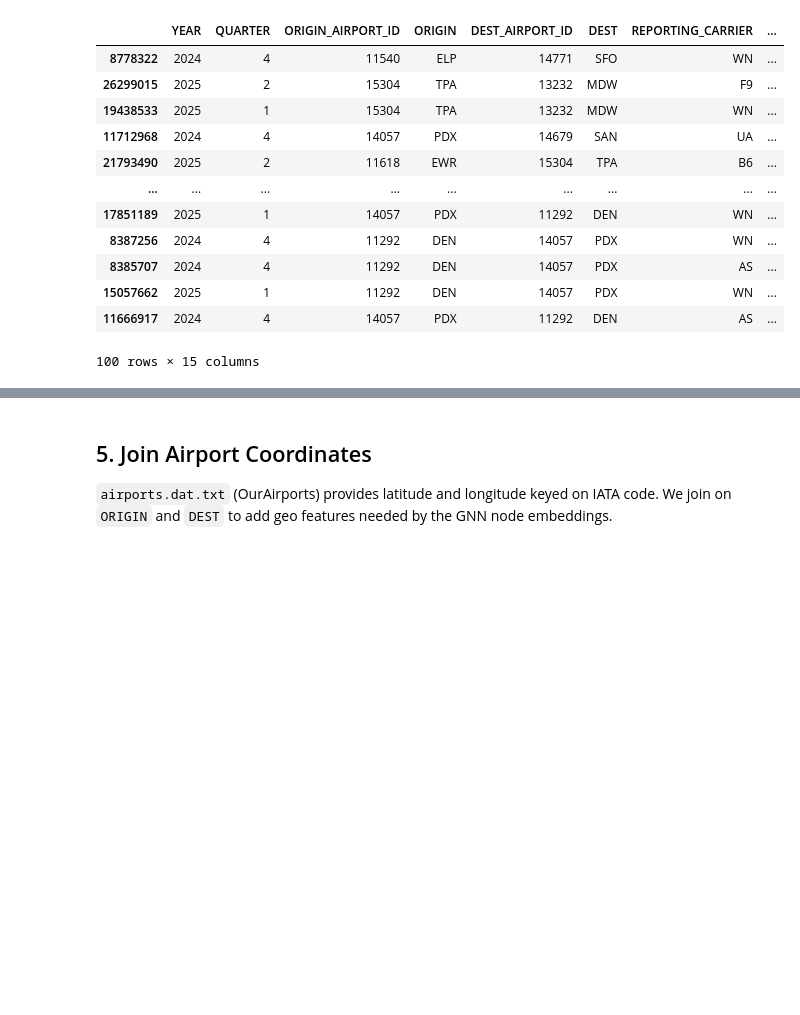
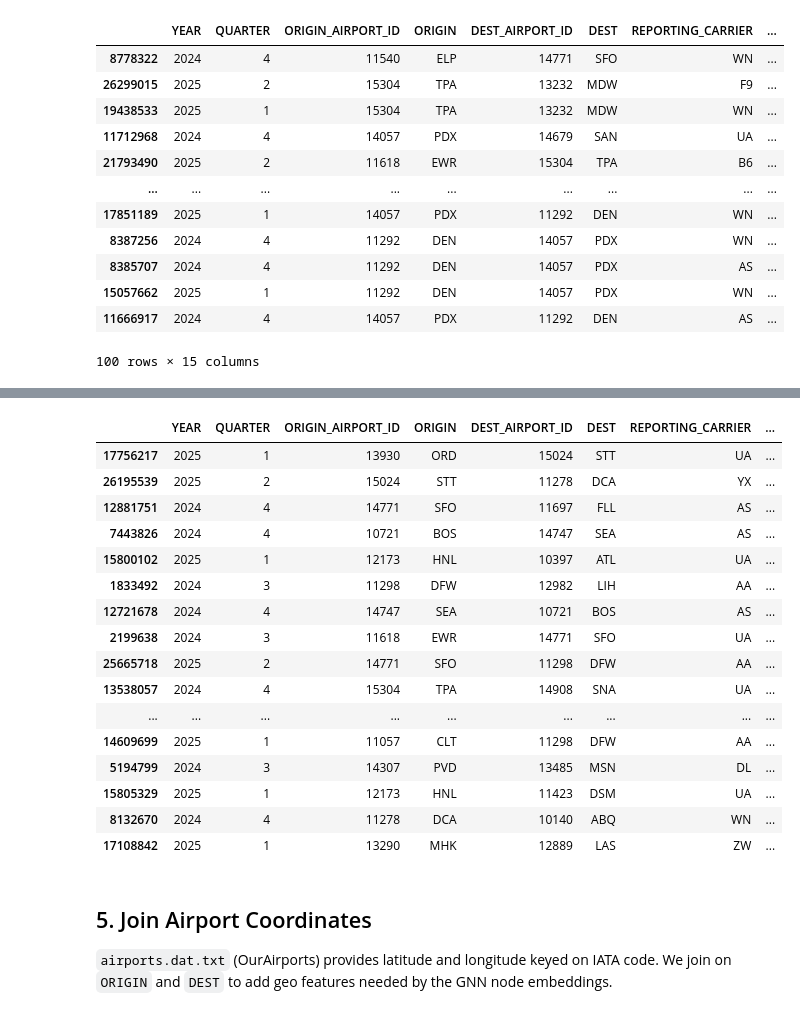
Before and after one commit to normangw/6600-neural-networks, a Jupyter notebook: technical-details/data-cleaning/dataclean.ipynb, the cells around one changed output, grey strips where cells are left out. Cells and saved outputs as stored; diff of their text form; code cells hidden in the pictures; blank space fills up the shorter version.

```diff
--- a/technical-details/data-cleaning/dataclean.ipynb
+++ b/technical-details/data-cleaning/dataclean.ipynb
@@ -275,0 +297,23 @@ df_clean[df_clean['MARKET_FARE'] <100].sort_values('MARKET_DISTANCE', ascending=
+# %%
+df_clean = (
+    combined
+    .dropna()
+    .query("MARKET_FARE > 19")
+    .query("MARKET_FARE / MARKET_DISTANCE >= 0.10")
+    .query("not (MARKET_DISTANCE > 1000 and MARKET_FARE < 100)")
+    .reset_index(drop=True)
+)
+
+# IQR outlier removal on MARKET_FARE
+Q1 = df_clean['MARKET_FARE'].quantile(0.25)
+Q3 = df_clean['MARKET_FARE'].quantile(0.75)
+IQR = Q3 - Q1
+df_clean = df_clean[
+    (df_clean['MARKET_FARE'] >= Q1 - 1.5 * IQR) &
+    (df_clean['MARKET_FARE'] <= Q3 + 1.5 * IQR)
+]
+
+print(f"Before cleaning: {combined.shape[0]:,} rows")
+print(f"After cleaning:  {df_clean.shape[0]:,} rows")
+print(f"Removed:         {combined.shape[0] - df_clean.shape[0]:,} rows ({(combined.shape[0] - df_clean.shape[0]) / combined.shape[0]:.1%})")
+df_clean.describe()
@@ -276,3 +333,24 @@ df_clean[df_clean['MARKET_FARE'] <100].sort_values('MARKET_DISTANCE', ascending=
+# %%
+# the fares make more sense now
+df_clean.sort_values('MARKET_FARE', ascending=False).head(20)
+# %% [output]
+|  | YEAR | QUARTER | ORIGIN_AIRPORT_ID | ORIGIN | DEST_AIRPORT_ID | DEST | REPORTING_CARRIER | ... |
+| 17756217 | 2025 | 1 | 13930 | ORD | 15024 | STT | UA | ... |
+| 26195539 | 2025 | 2 | 15024 | STT | 11278 | DCA | YX | ... |
+| 12881751 | 2024 | 4 | 14771 | SFO | 11697 | FLL | AS | ... |
+| 7443826 | 2024 | 4 | 10721 | BOS | 14747 | SEA | AS | ... |
+| 15800102 | 2025 | 1 | 12173 | HNL | 10397 | ATL | UA | ... |
+| 1833492 | 2024 | 3 | 11298 | DFW | 12982 | LIH | AA | ... |
+| 12721678 | 2024 | 4 | 14747 | SEA | 10721 | BOS | AS | ... |
+| 2199638 | 2024 | 3 | 11618 | EWR | 14771 | SFO | UA | ... |
+| 25665718 | 2025 | 2 | 14771 | SFO | 11298 | DFW | AA | ... |
+| 13538057 | 2024 | 4 | 15304 | TPA | 14908 | SNA | UA | ... |
+| ... | ... | ... | ... | ... | ... | ... | ... | ... |
+| 14609699 | 2025 | 1 | 11057 | CLT | 11298 | DFW | AA | ... |
+| 5194799 | 2024 | 3 | 14307 | PVD | 13485 | MSN | DL | ... |
+| 15805329 | 2025 | 1 | 12173 | HNL | 11423 | DSM | UA | ... |
+| 8132670 | 2024 | 4 | 11278 | DCA | 10140 | ABQ | WN | ... |
+| 17108842 | 2025 | 1 | 13290 | MHK | 12889 | LAS | ZW | ... |
 # %% [markdown]
 ## 5. Join Airport Coordinates
 
```
Also changed, not shown: parts of 5 cells of this notebook, 2 other files.
